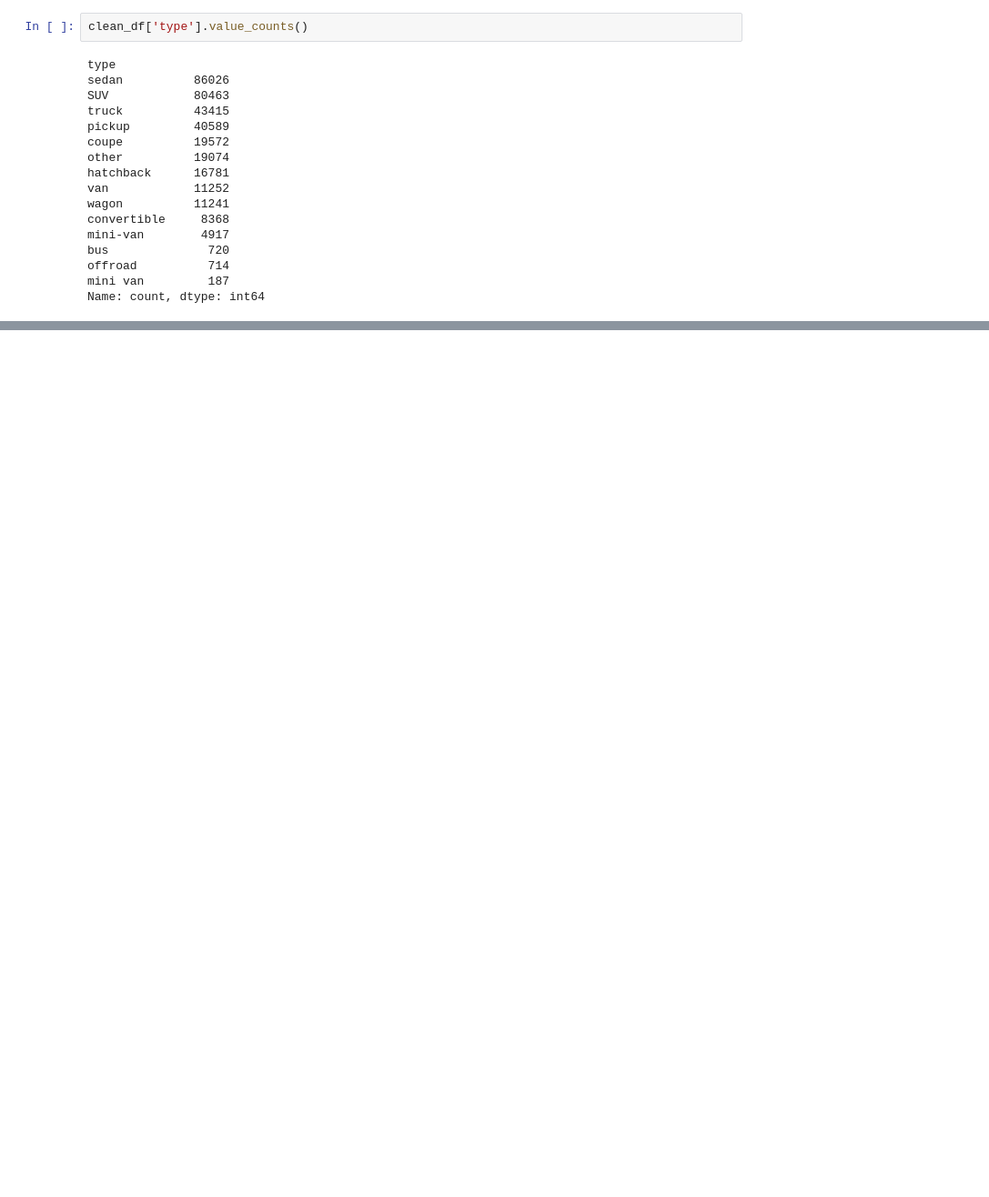
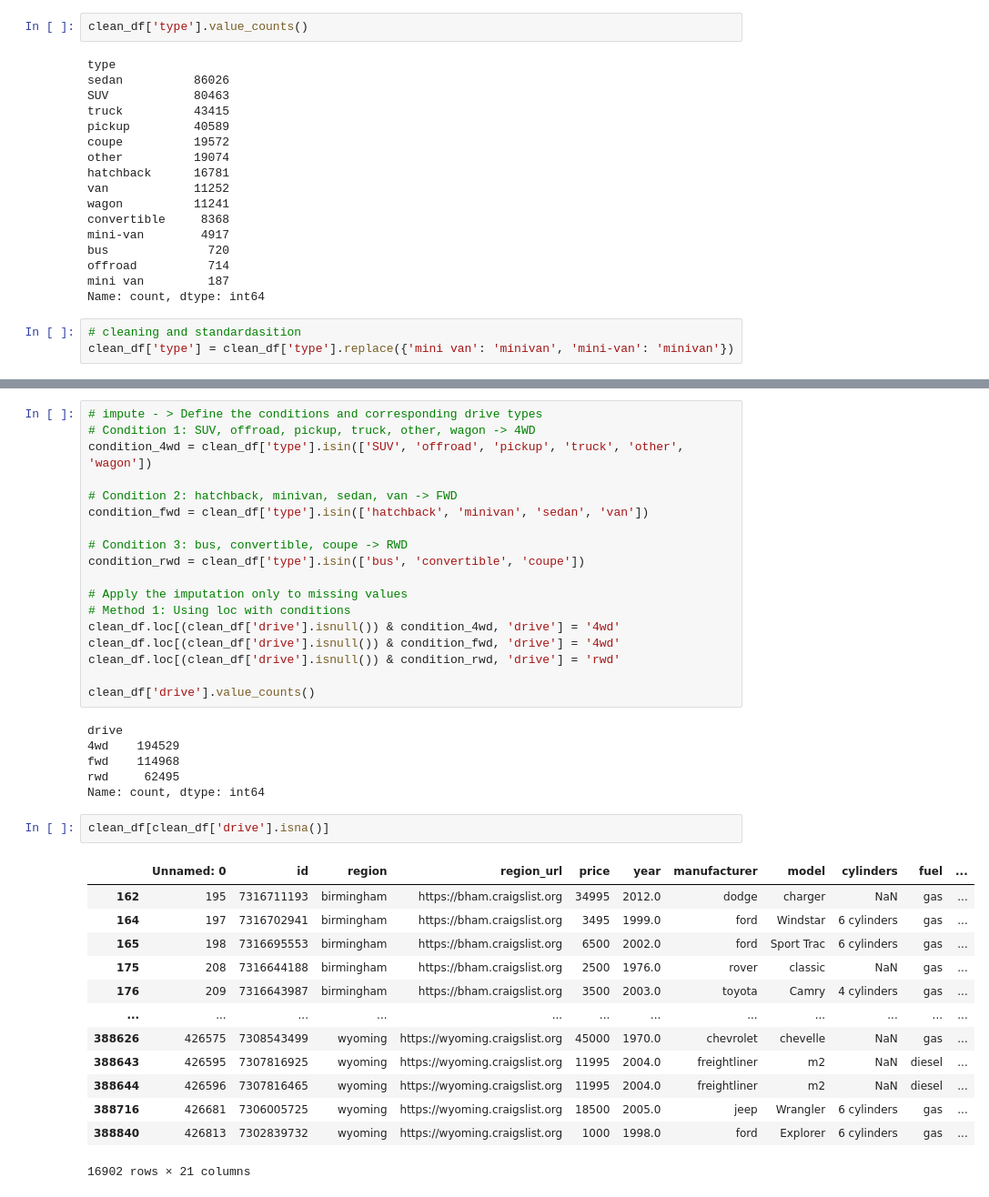
Before and after one commit to Dhruv-88/Deal_IQ, a Jupyter notebook: DataCleaning/data_cleaning.ipynb, the cells around one changed output, grey strips where cells are left out. Shown at 91% size. Saved outputs shown, nothing was run; the diff lists cells and outputs as text; blank space fills up the shorter version.

Commit message:
change the script to better clean the models

```diff
--- a/DataCleaning/data_cleaning.ipynb
+++ b/DataCleaning/data_cleaning.ipynb
@@ -460,6 +475,9 @@ bus              720
 offroad          714
 mini van         187
 Name: count, dtype: int64
+# %%
+# cleaning and standardasition
+clean_df['type'] = clean_df['type'].replace({'mini van': 'minivan', 'mini-van': 'minivan'})
 # %%
 # Method 1: Using crosstab with percentages
 drive_type_breakdown = pd.crosstab(clean_df['type'], clean_df['drive'], normalize='index') * 100
@@ -495,3 +512,43 @@ van          16.59  44.11  39.31
 wagon        57.01  39.42   3.57
 
 ============================================================
+# %%
+# impute - > Define the conditions and corresponding drive types
+# Condition 1: SUV, offroad, pickup, truck, other, wagon -> 4WD
+condition_4wd = clean_df['type'].isin(['SUV', 'offroad', 'pickup', 'truck', 'other', 'wagon'])
+
+# Condition 2: hatchback, minivan, sedan, van -> FWD
+condition_fwd = clean_df['type'].isin(['hatchback', 'minivan', 'sedan', 'van'])
+
+# Condition 3: bus, convertible, coupe -> RWD
+condition_rwd = clean_df['type'].isin(['bus', 'convertible', 'coupe'])
+
+# Apply the imputation only to missing values
+# Method 1: Using loc with conditions
+clean_df.loc[(clean_df['drive'].isnull()) & condition_4wd, 'drive'] = '4wd'
+clean_df.loc[(clean_df['drive'].isnull()) & condition_fwd, 'drive'] = '4wd'
+clean_df.loc[(clean_df['drive'].isnull()) & condition_rwd, 'drive'] = 'rwd'
+
+clean_df['drive'].value_counts()
+# %% [output]
+drive
+4wd    194529
+fwd    114968
+rwd     62495
+Name: count, dtype: int64
+# %%
+clean_df[clean_df['drive'].isna()]
+# %% [output]
+|  | Unnamed: 0 | id | region | region_url | price | year | manufacturer | model | cylinders | fuel | ... |
+| 162 | 195 | 7316711193 | birmingham | https://bham.craigslist.org | 34995 | 2012.0 | dodge | charger | NaN | gas | ... |
+| 164 | 197 | 7316702941 | birmingham | https://bham.craigslist.org | 3495 | 1999.0 | ford | Windstar | 6 cylinders | gas | ... |
+| 165 | 198 | 7316695553 | birmingham | https://bham.craigslist.org | 6500 | 2002.0 | ford | Sport Trac | 6 cylinders | gas | ... |
+| 175 | 208 | 7316644188 | birmingham | https://bham.craigslist.org | 2500 | 1976.0 | rover | classic | NaN | gas | ... |
+| 176 | 209 | 7316643987 | birmingham | https://bham.craigslist.org | 3500 | 2003.0 | toyota | Camry | 4 cylinders | gas | ... |
+| ... | ... | ... | ... | ... | ... | ... | ... | ... | ... | ... | ... |
+| 388626 | 426575 | 7308543499 | wyoming | https://wyoming.craigslist.org | 45000 | 1970.0 | chevrolet | chevelle | NaN | gas | ... |
+| 388643 | 426595 | 7307816925 | wyoming | https://wyoming.craigslist.org | 11995 | 2004.0 | freightliner | m2 | NaN | diesel | ... |
+| 388644 | 426596 | 7307816465 | wyoming | https://wyoming.craigslist.org | 11995 | 2004.0 | freightliner | m2 | NaN | diesel | ... |
+| 388716 | 426681 | 7306005725 | wyoming | https://wyoming.craigslist.org | 18500 | 2005.0 | jeep | Wrangler | 6 cylinders | gas | ... |
+| 388840 | 426813 | 7302839732 | wyoming | https://wyoming.craigslist.org | 1000 | 1998.0 | ford | Explorer | 6 cylinders | gas | ... |
+16902 rows × 21 columns
```
Also changed, not shown: parts of 19 cells of this notebook, 2 other files.
